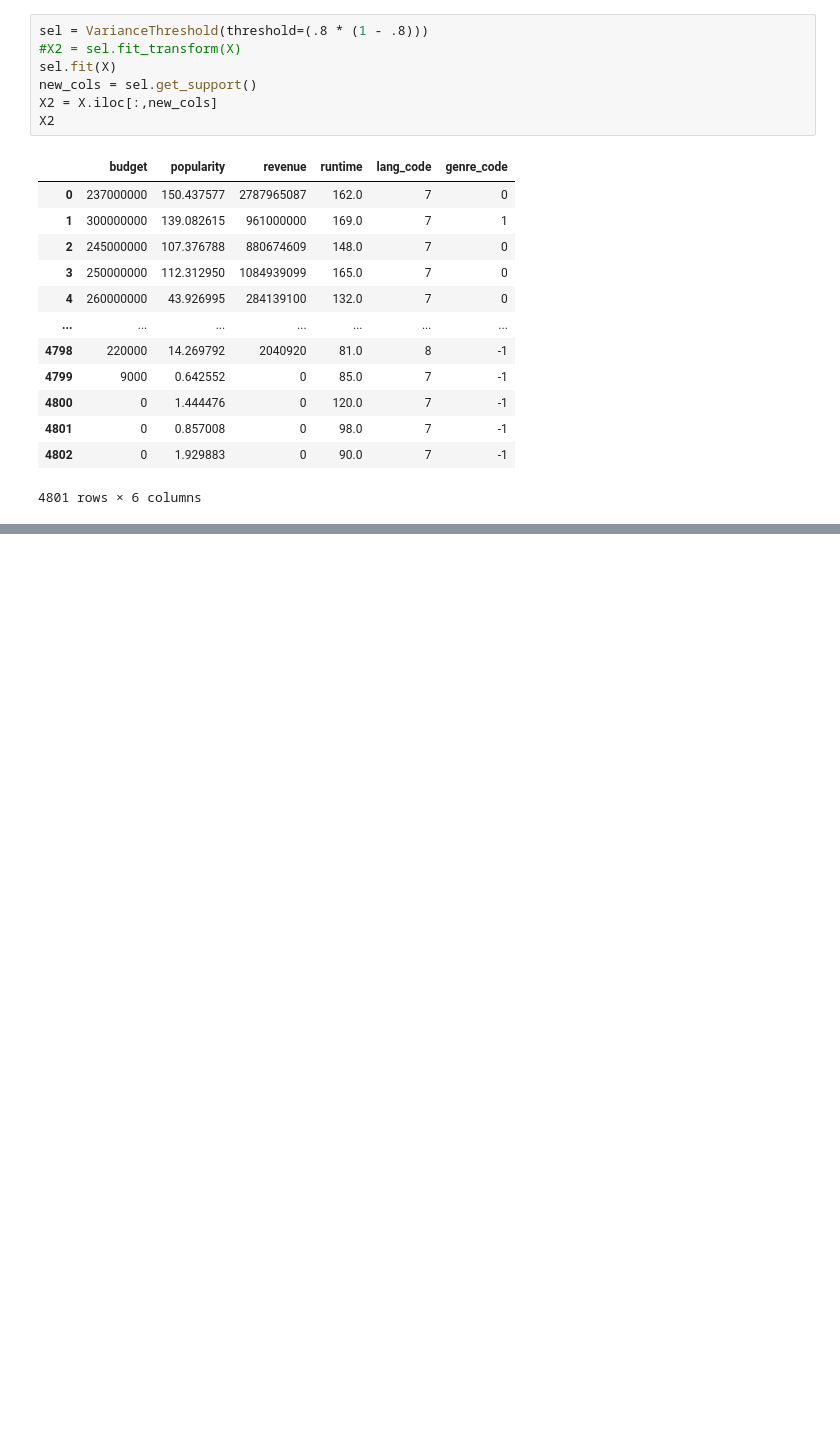
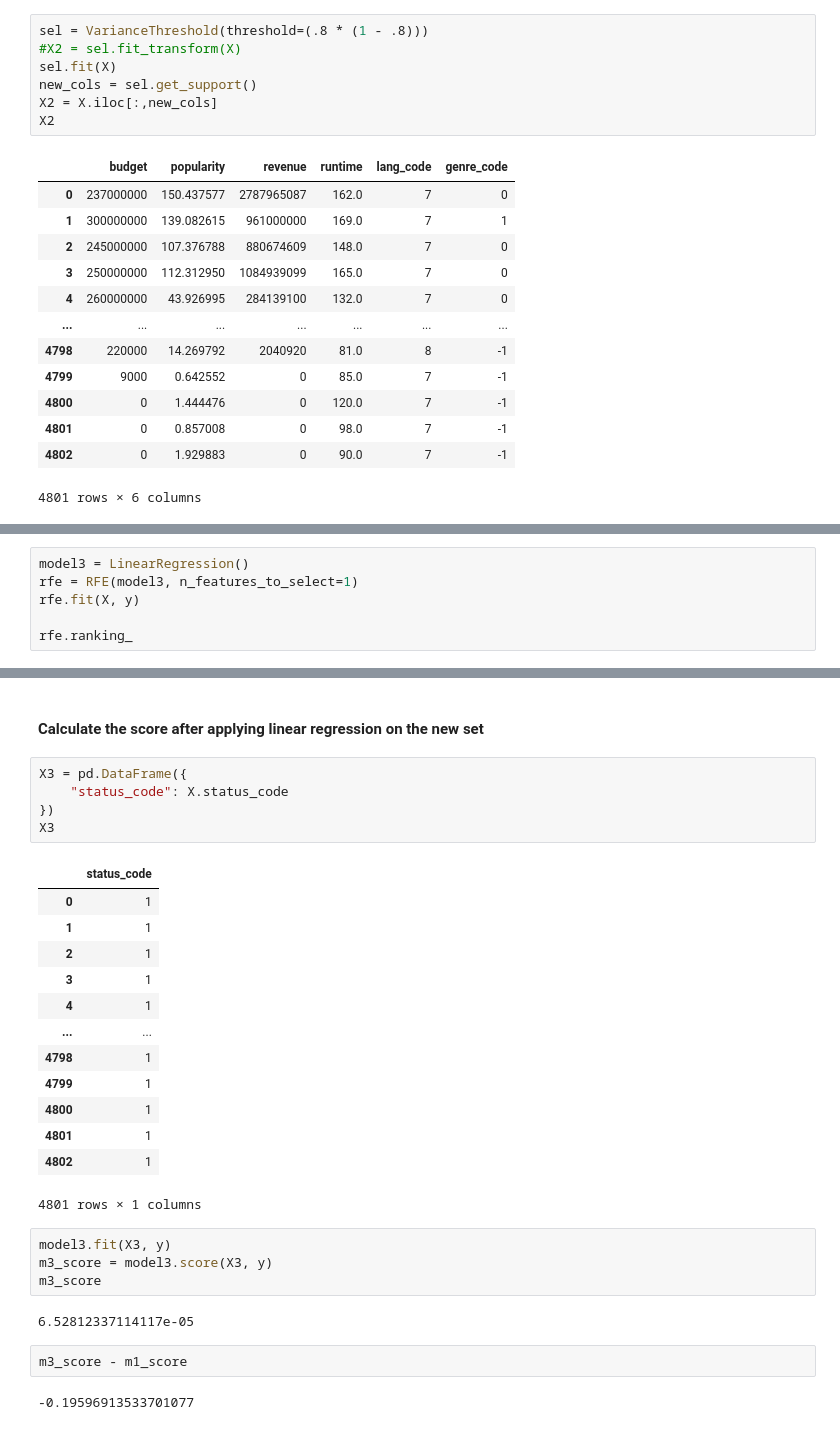
Before and after one commit to straylight77/data-sci-learning, a Jupyter notebook: dat203/lab3.ipynb, the cells around one changed output, grey strips where cells are left out. Cells and saved outputs as stored; diff of their text form; blank space fills up the shorter version.

```diff
--- a/dat203/lab3.ipynb
+++ b/dat203/lab3.ipynb
@@ -297,0 +312,6 @@ model2.score(X2, y) - model.score(X, y)
+# %%
+model3 = LinearRegression()
+rfe = RFE(model3, n_features_to_select=1)
+rfe.fit(X, y)
+
+rfe.ranking_
@@ -297,0 +339,31 @@ model2.score(X2, y) - model.score(X, y)
+# %% [markdown]
+#### Calculate the score after applying linear regression on the new set
+# %%
+X3 = pd.DataFrame({
+    "status_code": X.status_code
+})
+X3
+# %% [output]
+|  | status_code |
+| 0 | 1 |
+| 1 | 1 |
+| 2 | 1 |
+| 3 | 1 |
+| 4 | 1 |
+| ... | ... |
+| 4798 | 1 |
+| 4799 | 1 |
+| 4800 | 1 |
+| 4801 | 1 |
+| 4802 | 1 |
+4801 rows × 1 columns
+# %%
+model3.fit(X3, y)
+m3_score = model3.score(X3, y)
+m3_score
+# %% [output]
+6.52812337114117e-05
+# %%
+m3_score - m1_score
+# %% [output]
+-0.19596913533701077
```
Also changed, not shown: parts of 24 cells of this notebook.
